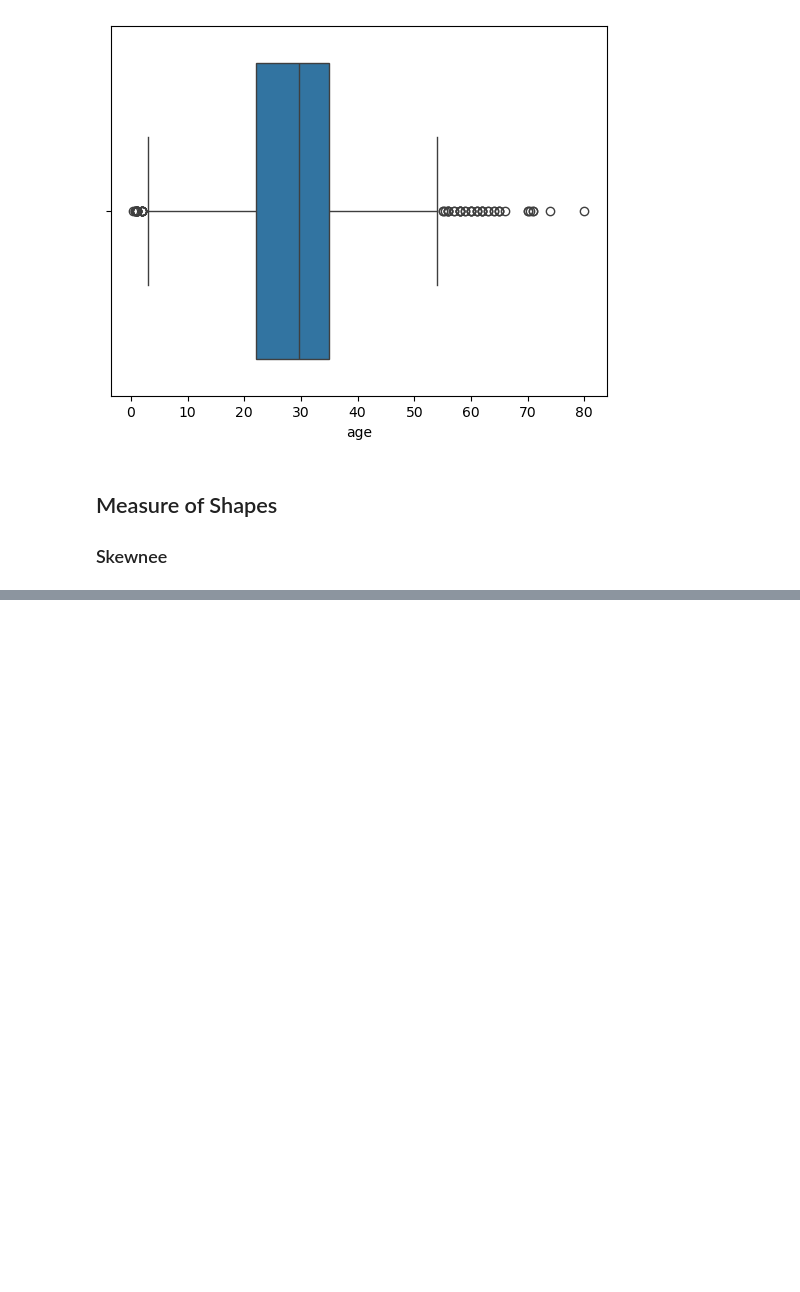
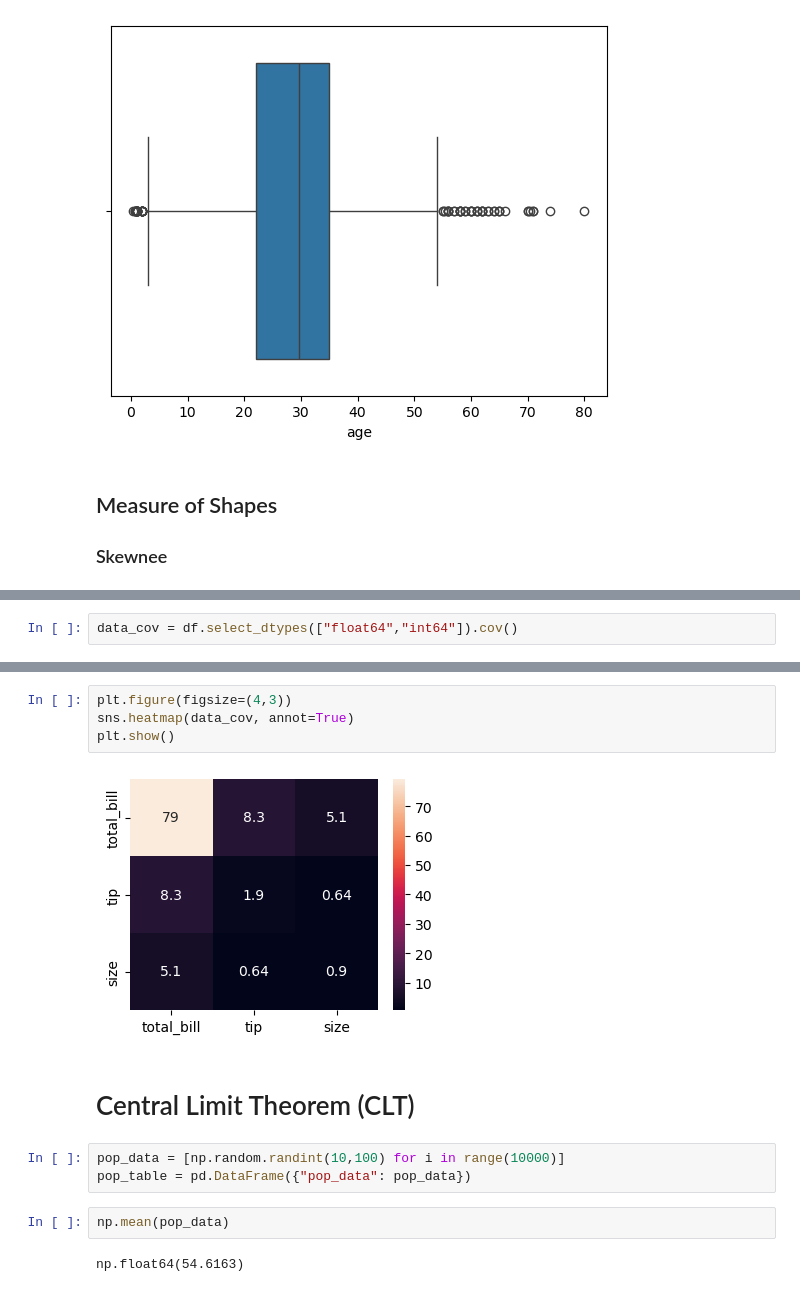
Before and after one commit to MrKami04/Statistics-for-Data-Science, a Jupyter notebook: 02stats.ipynb, the cells around one changed output, grey strips where cells are left out. Saved outputs shown, nothing was run; the diff lists cells and outputs as text; blank space fills up the shorter version.

```diff
--- a/02stats.ipynb
+++ b/02stats.ipynb
@@ -289,0 +392,2 @@ plt.show()
+# %%
+data_cov = df.select_dtypes(["float64","int64"]).cov()
@@ -289,0 +400,15 @@ plt.show()
+# %%
+plt.figure(figsize=(4,3))
+sns.heatmap(data_cov, annot=True)
+plt.show()
+# %% [output]
+[figure, added]
+# %% [markdown]
+# Central Limit Theorem (CLT)
+# %%
+pop_data = [np.random.randint(10,100) for i in range(10000)]
+pop_table = pd.DataFrame({"pop_data": pop_data})
+# %%
+np.mean(pop_data)
+# %% [output]
+np.float64(54.6163)
```
Also changed, not shown: parts of 52 cells of this notebook.
